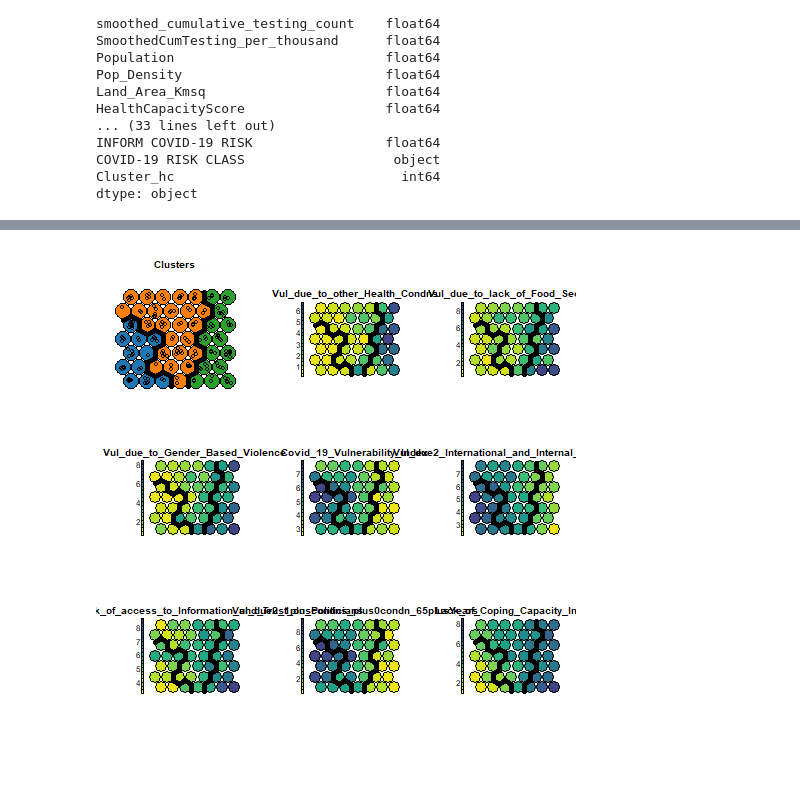
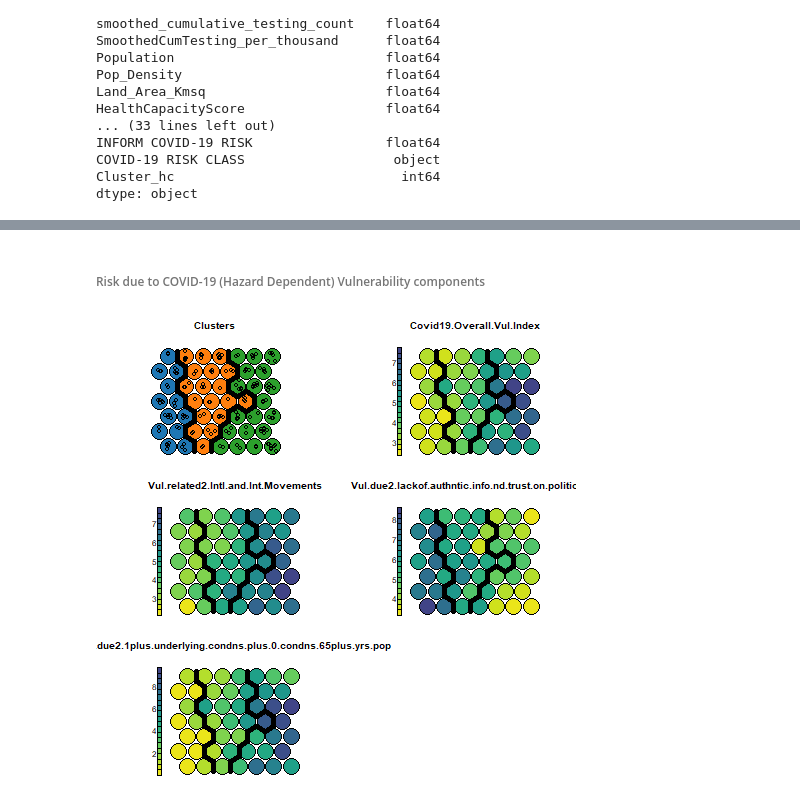
Before and after one commit to namitachhibba/COVID-19_ClusteringAnalysis, a Jupyter notebook: covid19-project-v2-modelling-Final.ipynb, the cells around one changed output, grey strips where cells are left out. Cells and saved outputs as stored; diff of their text form; code cells hidden in the pictures; blank space fills up the shorter version.

```diff
--- a/covid19-project-v2-modelling-Final.ipynb
+++ b/covid19-project-v2-modelling-Final.ipynb
@@ -1757,21 +1775,25 @@ for (i in 1:9) {
 # %%
 %%R
 
-par(mfrow=c(3, 3))
-par(mar = c(1, 1, 0.1, 1))
-par(oma = c(0, 0, 0.5, 0))
-par(xpd=NA)
-#windows.options(width=10, height=10)
+par(mfrow=c(3,2))
+# par(mar = c(5.1, 4.1, 4.1, 2.1))
+# par(mar = c(1, 1, 0.1, 1))
+# par(oma = c(0, 0, 0.5, 0))
+
 plot(som_model, type="mapping",
      bgcol = pretty_palette[som_cluster],
      main = "Clusters", cex.main=0.20)
 add.cluster.boundaries(som_model, som_cluster)
 
-for (i in 9:16) {
+# list = c(2, 6, 14, 15, 18, 19, 20, 29, 31)
+
+
+for (i in 14:16) {
   plot(som_model, type = "property",
        property = getCodes(som_model)[,i],
        main=colnames(getCodes(som_model))[i],
        palette.name=vircols)
   add.cluster.boundaries(som_model, som_cluster)
+
 }
 # %% [output]
@@ -1779,17 +1803,21 @@ for (i in 9:16) {
 # %%
 %%R
 
-par(mfrow=c(3, 3))
-par(mar = c(1, 1, 0.1, 1))
-par(oma = c(0, 0, 0.5, 0))
+par(mfrow=c(3,2))
 par(xpd=NA)
-#windows.options(width=10, height=10)
+# par(mar = c(5.1, 4.1, 4.1, 2.1))
+# par(mar = c(1, 1, 0.1, 1))
+# par(oma = c(0, 0, 0.5, 0))
+
 plot(som_model, type="mapping",
      bgcol = pretty_palette[som_cluster],
      main = "Clusters", cex.main=0.20)
 add.cluster.boundaries(som_model, som_cluster)
 
-for (i in 17:24) {
+# list = c(2, 6, 14, 15, 18, 19, 20, 29, 31)
+
+
+for (i in 18:27) {
   plot(som_model, type = "property",
        property = getCodes(som_model)[,i],
        main=colnames(getCodes(som_model))[i],
@@ -1802,23 +1831,29 @@ for (i in 17:24) {
+# %% [markdown]
+###### Risk due to COVID-19 (Hazard Dependent) Vulnerability  components
 # %%
 %%R
 
-par(mfrow=c(3, 3))
-par(mar = c(1, 1, 0.1, 1))
-par(oma = c(0, 0, 0.5, 0))
+par(mfrow=c(3,2))
 par(xpd=NA)
-#windows.options(width=10, height=10)
+# par(mar = c(5.1, 4.1, 4.1, 2.1))
+# par(mar = c(1, 1, 0.1, 1))
+# par(oma = c(0, 0, 0.5, 0))
+
 plot(som_model, type="mapping",
      bgcol = pretty_palette[som_cluster],
      main = "Clusters", cex.main=0.20)
 add.cluster.boundaries(som_model, som_cluster)
 
-for (i in 25:32) {
+# list = c(2, 6, 14, 15, 18, 19, 20, 29, 31)
+
+
+for (i in 28:31) {
   plot(som_model, type = "property",
        property = getCodes(som_model)[,i],
        main=colnames(getCodes(som_model))[i],
        palette.name=vircols)
   add.cluster.boundaries(som_model, som_cluster)
 
 }
 # %% [output]
-[figure, old version]
+[figure, new version]
```
Also changed, not shown: parts of 110 cells of this notebook.
